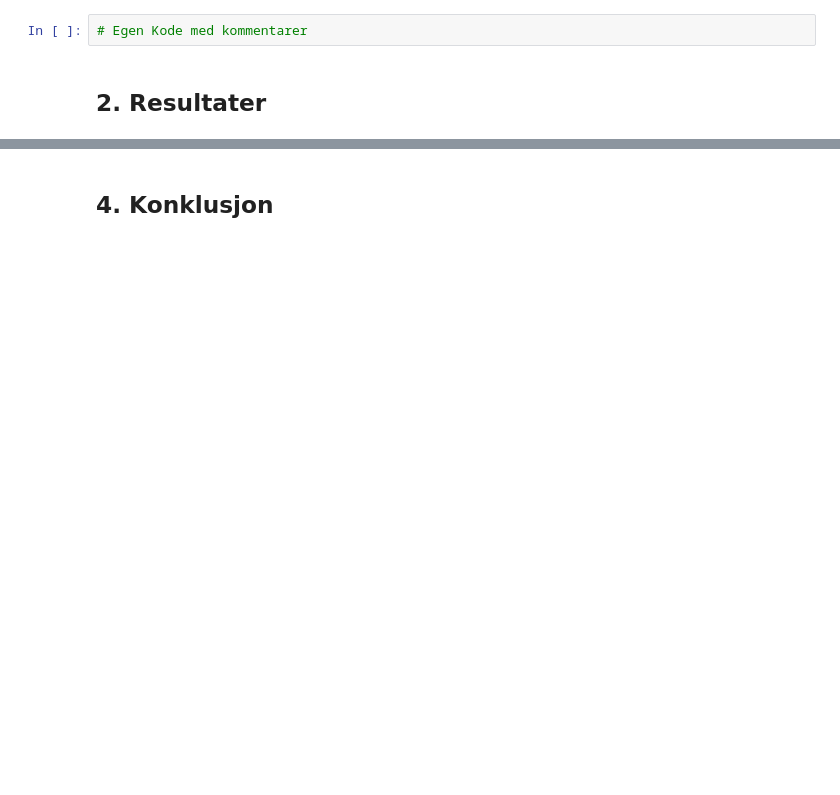
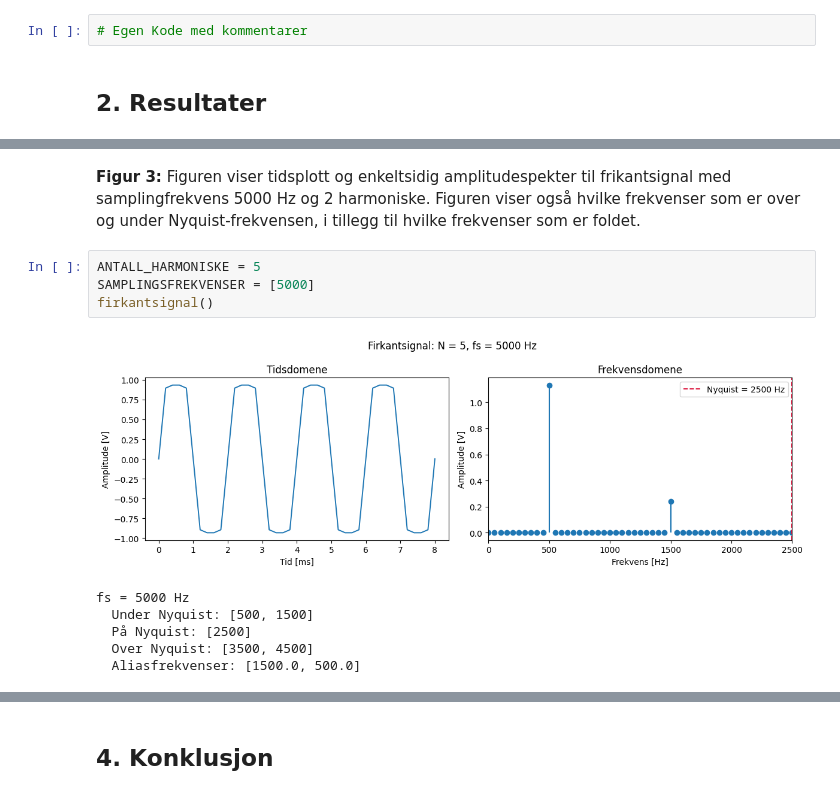
Before and after one commit to crabj-beep/signal, a Jupyter notebook: lab1_rapport.ipynb, the cells around one changed output, grey strips where cells are left out. Cells and saved outputs as stored; diff of their text form; blank space fills up the shorter version.

```diff
--- a/lab1_rapport.ipynb
+++ b/lab1_rapport.ipynb
@@ -137,0 +395,14 @@ For hver figur:
+# %% [markdown]
+**Figur 3:**
+Figuren viser tidsplott og enkeltsidig amplitudespekter til frikantsignal med samplingfrekvens 5000 Hz og 2 harmoniske. Figuren viser også hvilke frekvenser som er over og under Nyquist-frekvensen, i tillegg til hvilke frekvenser som er foldet.
+# %%
+ANTALL_HARMONISKE = 5
+SAMPLINGSFREKVENSER = [5000]
+firkantsignal()
+# %% [output]
+[figure, added]
+fs = 5000 Hz
+  Under Nyquist: [500, 1500]
+  På Nyquist: [2500]
+  Over Nyquist: [3500, 4500]
+  Aliasfrekvenser: [1500.0, 500.0]
```
Also changed, not shown: parts of 27 cells of this notebook, 7 other files.
